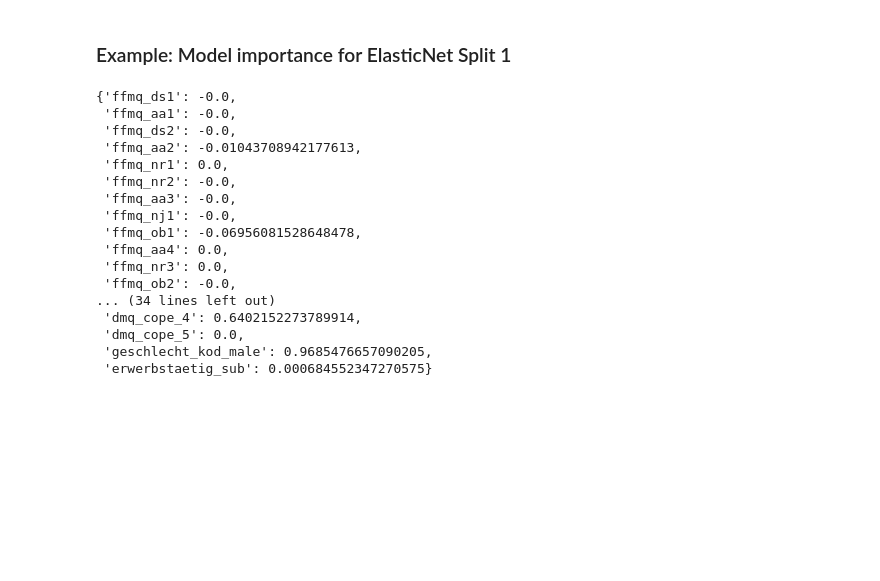
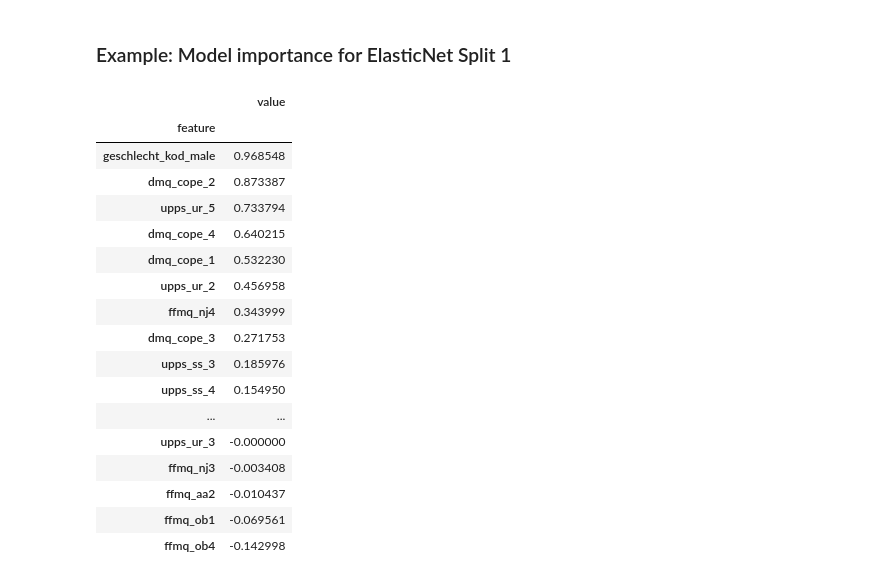
Before and after one commit to dominikpegler/internship_ml, a Jupyter notebook: results.ipynb, the cells around one changed output. Drawn from its saved outputs; the diff is of its cells as text; code cells hidden in the pictures; blank space fills up the shorter version.

```diff
--- a/results.ipynb
+++ b/results.ipynb
@@ -88,24 +88,34 @@ for json_f in json_files:
 # %% [markdown]
 ### Example: Model importance for ElasticNet Split 1
 # %%
-feature_importance["ElasticNet"][1]["m_imp"]
+split = 1
+reg = "ElasticNet"
+
+ex_m_imp = pd.DataFrame(
+    feature_importance[reg][split]["m_imp"]\
+    .items(),columns=["feature","value"])\
+    .sort_values("value",ascending=False)\
+    .set_index("feature")
+
+ex_m_imp
 # %% [output]
-{'ffmq_ds1': -0.0,
- 'ffmq_aa1': -0.0,
- 'ffmq_ds2': -0.0,
- 'ffmq_aa2': -0.01043708942177613,
- 'ffmq_nr1': 0.0,
- 'ffmq_nr2': -0.0,
- 'ffmq_aa3': -0.0,
- 'ffmq_nj1': -0.0,
- 'ffmq_ob1': -0.06956081528648478,
- 'ffmq_aa4': 0.0,
- 'ffmq_nr3': 0.0,
- 'ffmq_ob2': -0.0,
-... (34 lines left out)
- 'dmq_cope_4': 0.6402152273789914,
- 'dmq_cope_5': 0.0,
- 'geschlecht_kod_male': 0.9685476657090205,
- 'erwerbstaetig_sub': 0.000684552347270575}
+|  | value |
+| feature |  |
+| geschlecht_kod_male | 0.968548 |
+| dmq_cope_2 | 0.873387 |
+| upps_ur_5 | 0.733794 |
+| dmq_cope_4 | 0.640215 |
+| dmq_cope_1 | 0.532230 |
+| upps_ur_2 | 0.456958 |
+| ffmq_nj4 | 0.343999 |
+| dmq_cope_3 | 0.271753 |
+| upps_ss_3 | 0.185976 |
+| upps_ss_4 | 0.154950 |
+| ... | ... |
+| upps_ur_3 | -0.000000 |
+| ffmq_nj3 | -0.003408 |
+| ffmq_aa2 | -0.010437 |
+| ffmq_ob1 | -0.069561 |
+| ffmq_ob4 | -0.142998 |
 # %% [markdown]
 ### Example: SHAP importance for ElasticNet Split 1
```
Also changed, not shown: parts of 4 cells of this notebook.
